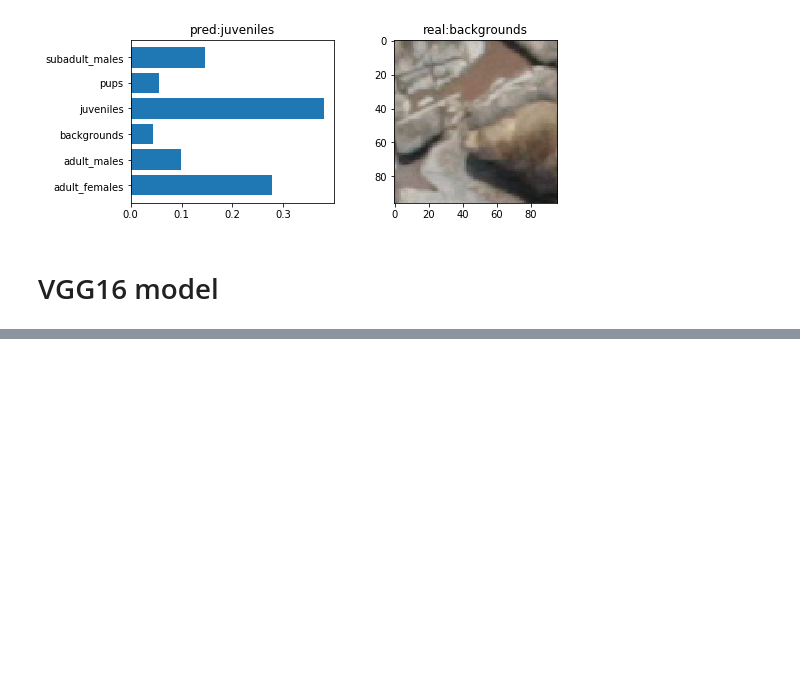
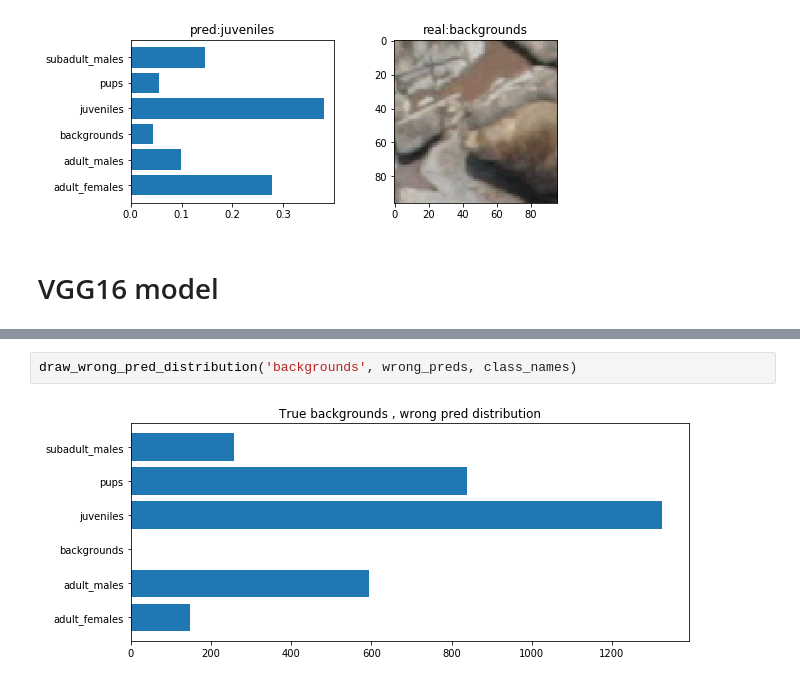
Before and after one commit to marioZYN/IACV-Project, a Jupyter notebook: assignment 3/Summary.ipynb, the cells around one changed output, grey strips where cells are left out. Drawn from its saved outputs; the diff is of its cells as text; blank space fills up the shorter version.

```diff
--- a/assignment 3/Summary.ipynb
+++ b/assignment 3/Summary.ipynb
@@ -295,0 +267,4 @@ Text(0.5,1,'Wrong Predictions')
+# %%
+draw_wrong_pred_distribution('backgrounds', wrong_preds, class_names)
+# %% [output]
+[figure, added]
```
Also changed, not shown: parts of 11 cells of this notebook.
